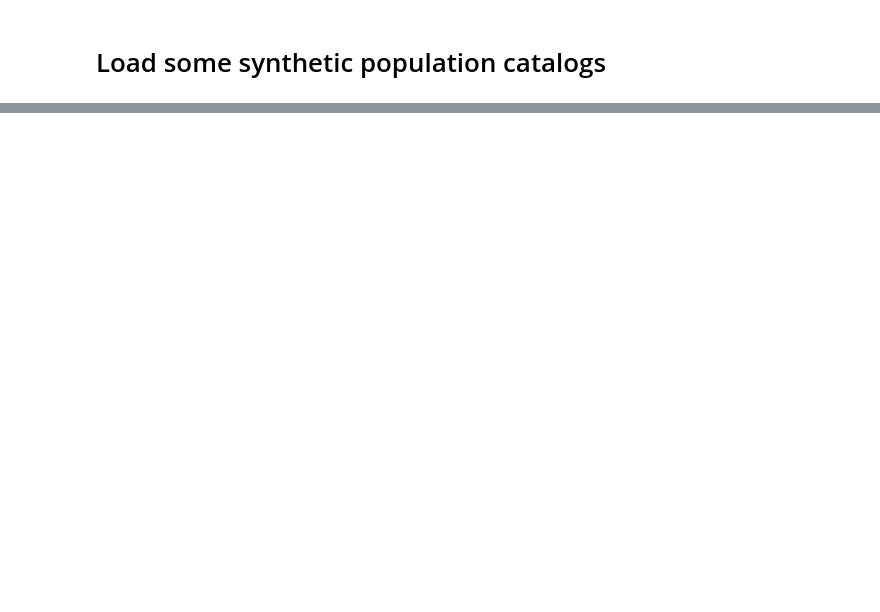
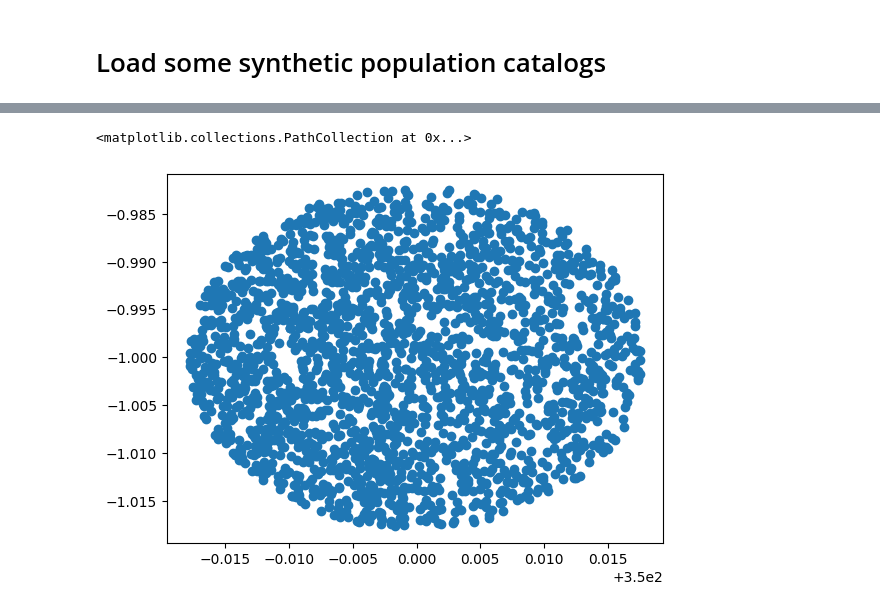
Before and after one commit to dnidever/hge-targeting, a Jupyter notebook: notebooks/Test.ipynb, the cells around one changed output, grey strips where cells are left out. Cells and saved outputs as stored; diff of their text form; code cells hidden in the pictures; blank space fills up the shorter version.

```diff
--- a/notebooks/Test.ipynb
+++ b/notebooks/Test.ipynb
@@ -19,0 +38,5 @@ NameError: name 'utils' is not defined
+# %%
+plt.scatter(syntab['l'],syntab['b'])
+# %% [output]
+<matplotlib.collections.PathCollection at 0x...>
+[figure, added]
```
Also changed, not shown: parts of 4 cells of this notebook, 5 other files.
